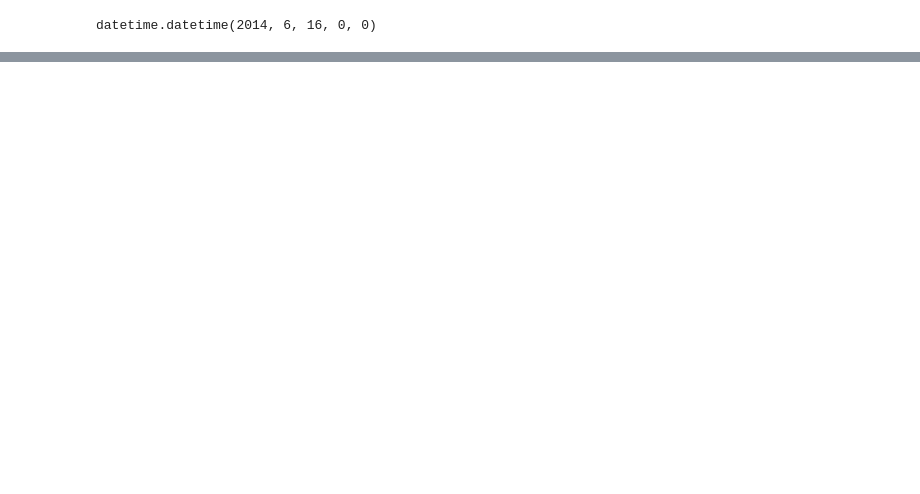
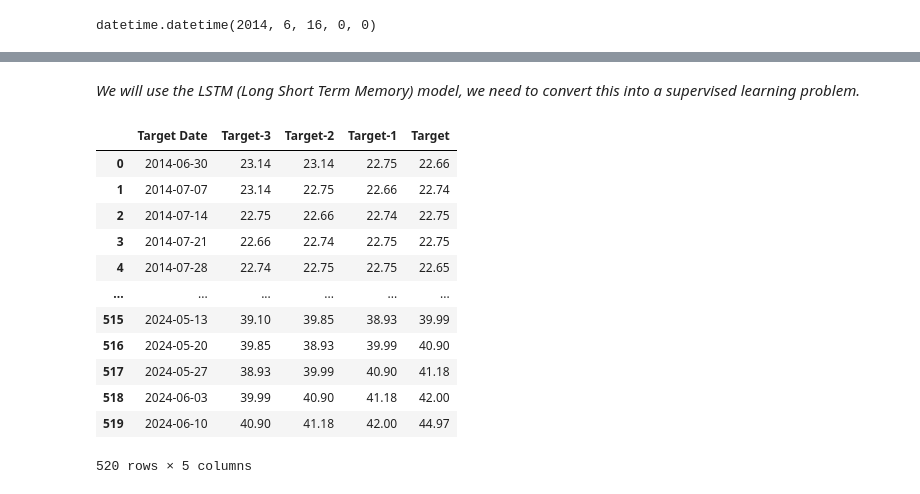
Before and after one commit to FirasKahlaoui/tunisia-stock-market, a Jupyter notebook: notebooks/Forcasting.ipynb, the cells around one changed output, grey strips where cells are left out. Saved outputs shown, nothing was run; the diff lists cells and outputs as text; code cells hidden in the pictures; blank space fills up the shorter version.

Commit message:
Create a function to convert into a SL problem

```diff
--- a/notebooks/Forcasting.ipynb
+++ b/notebooks/Forcasting.ipynb
@@ -135,0 +136,74 @@ plt.plot(df.index, df['closingPrice'])
+# %% [markdown]
+*We will use the LSTM (Long Short Term Memory) model, we need to convert this into a supervised learning problem.*
+# %%
+def df_to_windowed_df(dataframe, first_date_str, last_date_str, n=3):
+  first_date = str_to_datetime(first_date_str)
+  last_date  = str_to_datetime(last_date_str)
+
+  target_date = first_date
+
+  dates = []
+  X, Y = [], []
+
+  last_time = False
+  while True:
+    df_subset = dataframe.loc[:target_date].tail(n+1)
+
+    if len(df_subset) != n+1:
+      print(f'Error: Window of size {n} is too large for date {target_date}')
+      return
+
+    values = df_subset['closingPrice'].to_numpy()
+    x, y = values[:-1], values[-1]
+
+    dates.append(target_date)
+    X.append(x)
+    Y.append(y)
+
+    next_week = dataframe.loc[target_date:target_date+datetime.timedelta(days=7)]
+    next_datetime_str = str(next_week.head(2).tail(1).index.values[0])
+    next_date_str = next_datetime_str.split('T')[0]
+    year_month_day = next_date_str.split('-')
+    year, month, day = year_month_day
+    next_date = datetime.datetime(day=int(day), month=int(month), year=int(year))
+
+    if last_time:
+      break
+
+    target_date = next_date
+
+    if target_date == last_date:
+      last_time = True
+
+  ret_df = pd.DataFrame({})
+  ret_df['Target Date'] = dates
+
+  X = np.array(X)
+  for i in range(0, n):
+    X[:, i]
+    ret_df[f'Target-{n-i}'] = X[:, i]
+
+  ret_df['Target'] = Y
+
+  return ret_df
+
+# Start day second time around: '2021-03-25'
+windowed_df = df_to_windowed_df(df,
+                                '30/06/2014',
+                                '10/06/2024',
+                                n=3)
+windowed_df
+# %% [output]
+|  | Target Date | Target-3 | Target-2 | Target-1 | Target |
+| 0 | 2014-06-30 | 23.14 | 23.14 | 22.75 | 22.66 |
+| 1 | 2014-07-07 | 23.14 | 22.75 | 22.66 | 22.74 |
+| 2 | 2014-07-14 | 22.75 | 22.66 | 22.74 | 22.75 |
+| 3 | 2014-07-21 | 22.66 | 22.74 | 22.75 | 22.75 |
+| 4 | 2014-07-28 | 22.74 | 22.75 | 22.75 | 22.65 |
+| ... | ... | ... | ... | ... | ... |
+| 515 | 2024-05-13 | 39.10 | 39.85 | 38.93 | 39.99 |
+| 516 | 2024-05-20 | 39.85 | 38.93 | 39.99 | 40.90 |
+| 517 | 2024-05-27 | 38.93 | 39.99 | 40.90 | 41.18 |
+| 518 | 2024-06-03 | 39.99 | 40.90 | 41.18 | 42.00 |
+| 519 | 2024-06-10 | 40.90 | 41.18 | 42.00 | 44.97 |
+520 rows × 5 columns
```
Also changed, not shown: parts of 7 cells of this notebook, 1 other file.
